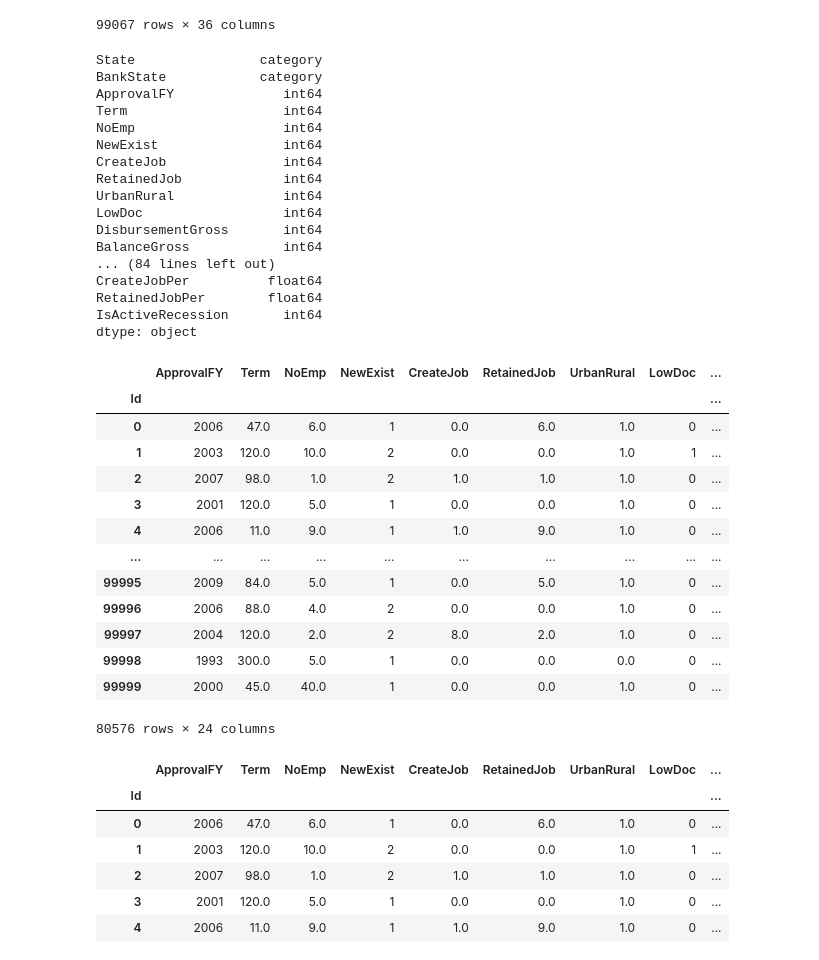
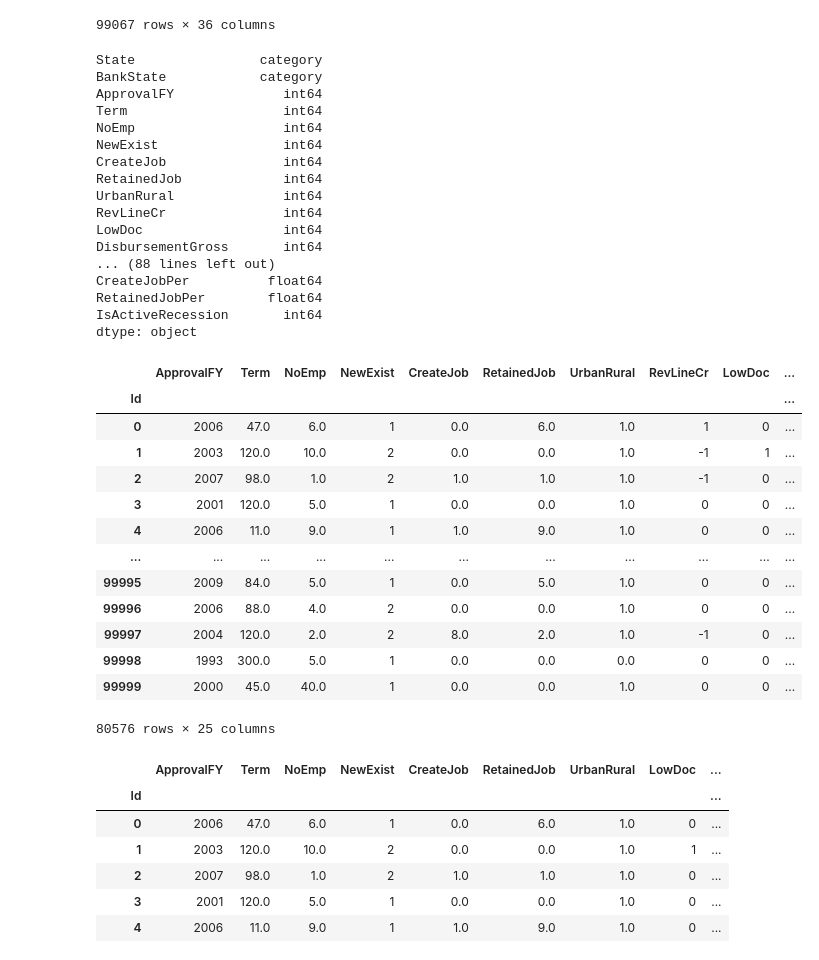
Before and after one commit to CS5228/Project, a Jupyter notebook: Nicolas/Dataset_preparation_final.ipynb, the cells around one changed output. Saved outputs shown, nothing was run; the diff lists cells and outputs as text; code cells hidden in the pictures.

```diff
--- a/Nicolas/Dataset_preparation_final.ipynb
+++ b/Nicolas/Dataset_preparation_final.ipynb
@@ -93,8 +100,8 @@ def clean_df(df_used_raw):
     df_used = df_used[df_used['UrbanRural'].isin([0,1,2])]
     df_used = df_used[df_used['LowDoc'].isin(['Y','N'])]
     #df_used = df_used[df_used['RevLineCr'].isin(['Y','N'])]
-
-    df_used['LowDoc'] = df_used['LowDoc'].map({'Y': '1','N': '0'}).astype('int64')
+    df_used['RevLineCr'] = df_used['RevLineCr'].map({'Y': '1','N': '0','T':-1,'0':-1,np.nan:'-1','1':-1, 'Q':-1, 'R':-1, '2':-1}).astype('int64')
+    df_used['LowDoc'] = df_used['LowDoc'].map({'Y': '1','N': '0','T':-1,'0':-1,np.nan:'-1'}).astype('int64')
     #df_used['RevLineCr'] = df_used['RevLineCr'].map({'Y': '1','N': '0'}).astype('int64')
     df_used[['ApprovalDate', 'DisbursementDate']] = df_used[['ApprovalDate', 'DisbursementDate']].apply(pd.to_datetime)
     df_used['DisFY'] = df_used['DisbursementDate'].map(lambda x: x.year).apply('int64')
@@ -172,9 +178,9 @@ df_test
 def post_process(df_test,Industry=True):
     df_used_no_enhanced_features_test = df_test.copy(deep=True)
     if Industry:
-        df_used_no_enhanced_features_test.drop(['Name', 'Zip', 'City','Bank','NAICS','ApprovalDate','RevLineCr','DisbursementDate','Offset', 'Offset_end','FranchiseCode','Terms_Cat'],inplace=True,axis=1)
+        df_used_no_enhanced_features_test.drop(['Name', 'Zip', 'City','Bank','NAICS','ApprovalDate','DisbursementDate','Offset', 'Offset_end','FranchiseCode','Terms_Cat'],inplace=True,axis=1)
     else:
-        df_used_no_enhanced_features_test.drop(['Name', 'Zip', 'Industry','City','Bank','NAICS','ApprovalDate','RevLineCr','DisbursementDate','Offset', 'Offset_end','FranchiseCode','Terms_Cat'],inplace=True,axis=1)
+        df_used_no_enhanced_features_test.drop(['Name', 'Zip', 'Industry','City','Bank','NAICS','ApprovalDate','DisbursementDate','Offset', 'Offset_end','FranchiseCode','Terms_Cat'],inplace=True,axis=1)
 
     df_used_no_enhanced_features_test.dropna(inplace=True)
     df_used_no_enhanced_features_test
@@ -200,49 +206,49 @@ def post_process(df_test,Industry=True):
     df_used_no_enhanced_features_test['StateId'] = df_used_no_enhanced_features_test['State'].map(dict_map).astype('int64')
     df_used_no_enhanced_features_test['BankStateId'] = df_used_no_enhanced_features_test['BankState'].map(dict_map).astype('int64')
 
     df_used_no_enhanced_features_test = df_used_no_enhanced_features_test.drop('State', axis=1)
     df_used_no_enhanced_features_test = df_used_no_enhanced_features_test.drop('BankState', axis=1)
 
 
     return df_used_no_enhanced_features_test
 
 df_used_no_enhanced_features_train = post_process(df_train,Industry=True)
 df_used_no_enhanced_features_train_2 = post_process(df_train,Industry=False)
 df_used_no_enhanced_features_test = post_process(df_test,Industry=True)
 df_used_no_enhanced_features_test_2 = post_process(df_test,Industry=False)
 df_used_no_enhanced_features_test
 # %% [output]
 State                category
 BankState            category
 ApprovalFY              int64
 Term                    int64
 NoEmp                   int64
 NewExist                int64
 CreateJob               int64
 RetainedJob             int64
 UrbanRural              int64
+RevLineCr               int64
 LowDoc                  int64
 DisbursementGross       int64
-BalanceGross            int64
-... (84 lines left out)
+... (88 lines left out)
 CreateJobPer          float64
 RetainedJobPer        float64
 IsActiveRecession       int64
 dtype: object
-|  | ApprovalFY | Term | NoEmp | NewExist | CreateJob | RetainedJob | UrbanRural | LowDoc | ... |
-| Id |  |  |  |  |  |  |  |  | ... |
-| 0 | 2006 | 47.0 | 6.0 | 1 | 0.0 | 6.0 | 1.0 | 0 | ... |
-| 1 | 2003 | 120.0 | 10.0 | 2 | 0.0 | 0.0 | 1.0 | 1 | ... |
-| 2 | 2007 | 98.0 | 1.0 | 2 | 1.0 | 1.0 | 1.0 | 0 | ... |
-| 3 | 2001 | 120.0 | 5.0 | 1 | 0.0 | 0.0 | 1.0 | 0 | ... |
-| 4 | 2006 | 11.0 | 9.0 | 1 | 1.0 | 9.0 | 1.0 | 0 | ... |
-| ... | ... | ... | ... | ... | ... | ... | ... | ... | ... |
-| 99995 | 2009 | 84.0 | 5.0 | 1 | 0.0 | 5.0 | 1.0 | 0 | ... |
-| 99996 | 2006 | 88.0 | 4.0 | 2 | 0.0 | 0.0 | 1.0 | 0 | ... |
-| 99997 | 2004 | 120.0 | 2.0 | 2 | 8.0 | 2.0 | 1.0 | 0 | ... |
-| 99998 | 1993 | 300.0 | 5.0 | 1 | 0.0 | 0.0 | 0.0 | 0 | ... |
-| 99999 | 2000 | 45.0 | 40.0 | 1 | 0.0 | 0.0 | 1.0 | 0 | ... |
+|  | ApprovalFY | Term | NoEmp | NewExist | CreateJob | RetainedJob | UrbanRural | RevLineCr | LowDoc | ... |
+| Id |  |  |  |  |  |  |  |  |  | ... |
+| 0 | 2006 | 47.0 | 6.0 | 1 | 0.0 | 6.0 | 1.0 | 1 | 0 | ... |
+| 1 | 2003 | 120.0 | 10.0 | 2 | 0.0 | 0.0 | 1.0 | -1 | 1 | ... |
+| 2 | 2007 | 98.0 | 1.0 | 2 | 1.0 | 1.0 | 1.0 | -1 | 0 | ... |
+| 3 | 2001 | 120.0 | 5.0 | 1 | 0.0 | 0.0 | 1.0 | 0 | 0 | ... |
+| 4 | 2006 | 11.0 | 9.0 | 1 | 1.0 | 9.0 | 1.0 | 0 | 0 | ... |
+| ... | ... | ... | ... | ... | ... | ... | ... | ... | ... | ... |
+| 99995 | 2009 | 84.0 | 5.0 | 1 | 0.0 | 5.0 | 1.0 | 0 | 0 | ... |
+| 99996 | 2006 | 88.0 | 4.0 | 2 | 0.0 | 0.0 | 1.0 | 0 | 0 | ... |
+| 99997 | 2004 | 120.0 | 2.0 | 2 | 8.0 | 2.0 | 1.0 | -1 | 0 | ... |
+| 99998 | 1993 | 300.0 | 5.0 | 1 | 0.0 | 0.0 | 0.0 | 0 | 0 | ... |
+| 99999 | 2000 | 45.0 | 40.0 | 1 | 0.0 | 0.0 | 1.0 | 0 | 0 | ... |
-80576 rows × 24 columns
+80576 rows × 25 columns
 # %%
 df_used_no_enhanced_features_test_2
 # %% [output]
```
Also changed, not shown: parts of 12 cells of this notebook, 4 other files.
